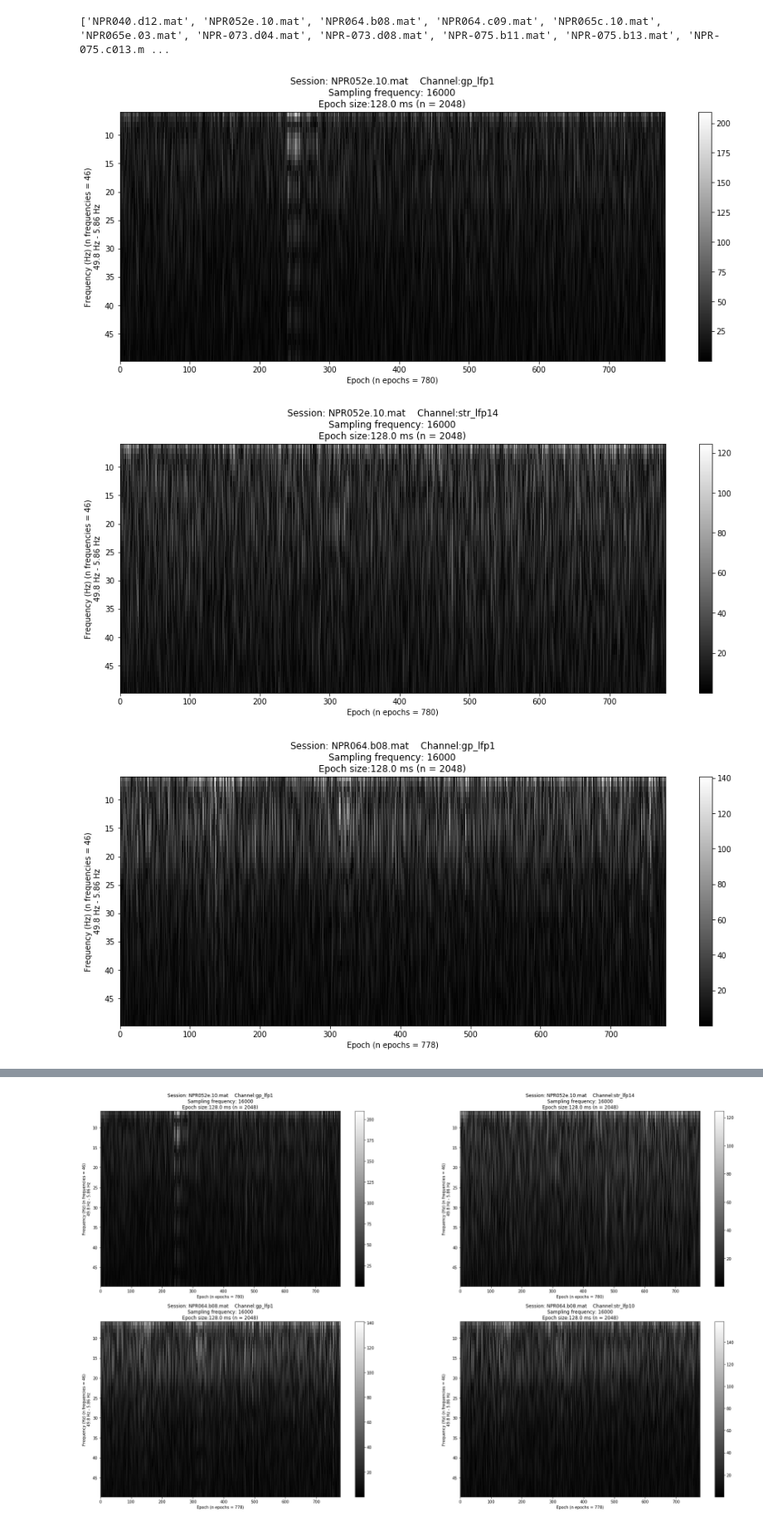
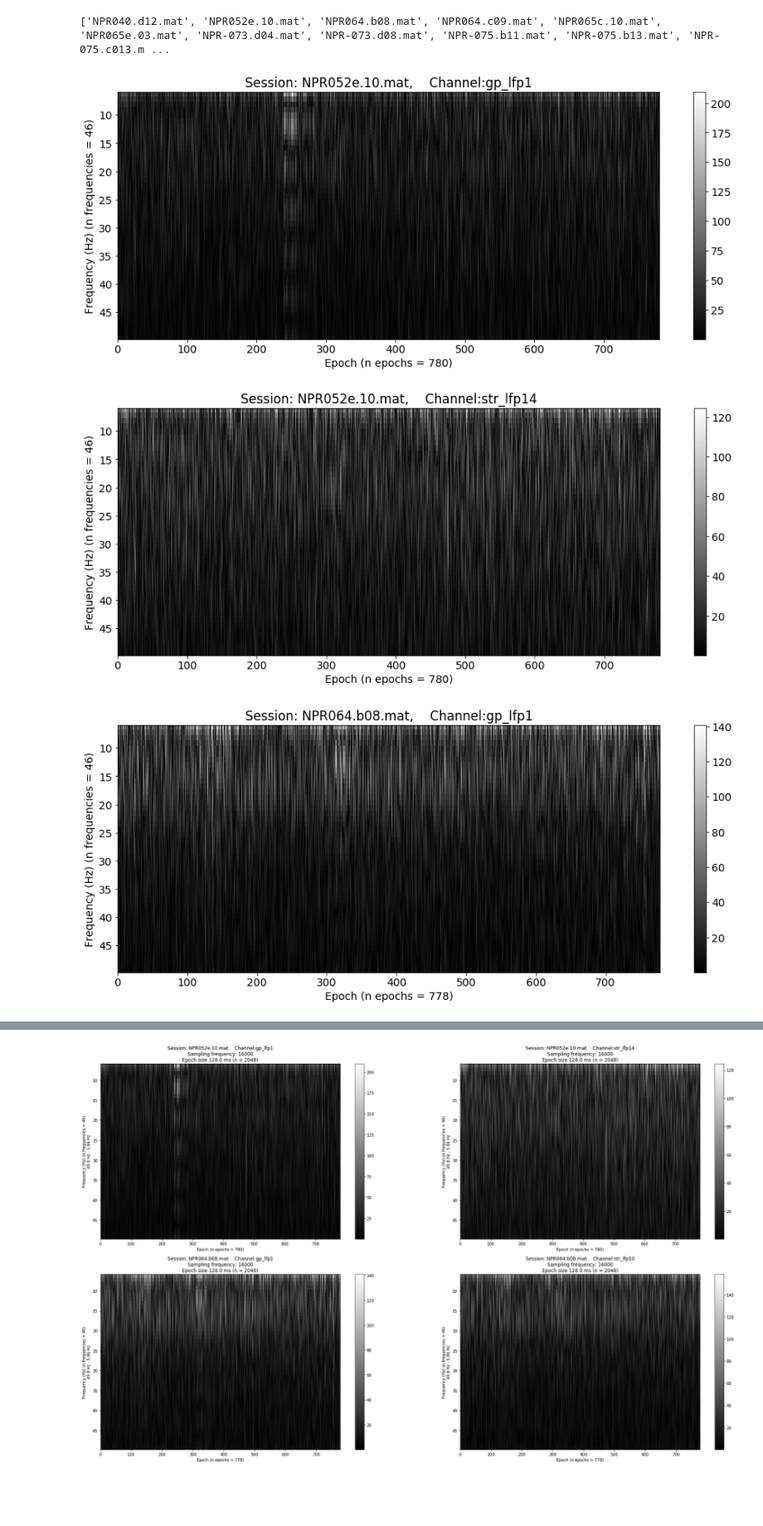
Before and after one commit to miriamvall/DD142X, a Jupyter notebook: code/notebooks/Untitled.ipynb, the cells around one changed output, grey strips where cells are left out. Shown at 83% size. Saved outputs shown, nothing was run; the diff lists cells and outputs as text; code cells hidden in the pictures; blank space fills up the shorter version.

```diff
--- a/code/notebooks/Untitled.ipynb
+++ b/code/notebooks/Untitled.ipynb
@@ -55,43 +56,38 @@ def execute(
 ):
     epochs = int(vals_in.shape[0] / epsz)
     vals = vals_in.copy()[ : epochs * epsz]
     vals = vals.reshape((epochs, -1))
 
     freq = np.fft.fftfreq(fft_n, 1./Fs)
     ffts = np.fft.fft(vals, fft_n)
     freqIdx = ((freq >= lof) & (freq <= hif))
     freq = freq[freqIdx]
     ffts = np.abs(ffts[ : , freqIdx])
 
     plt.figure(figsize = (16, 6))
+    plt.rcParams.update({'font.size': 14})
     plt.imshow(
         ffts.transpose(),
         aspect = 'auto',
         cmap = 'gray',
         extent = [
             0, epochs,
             np.max(freq), np.min(freq)
         ]
     )
     plt.colorbar()
-    plt.title(
-        f"Session: {animal}    Channel:{channel}\nSampling frequency: {Fs}\n" + \
-        f"Epoch size:{round(epsz * 1000 / Fs, 2)} ms (n = {epsz})"
-    )
+    plt.title(f"Session: {animal},    Channel:{channel}")
     plt.xlabel(f"Epoch (n epochs = {epochs})")
-    plt.ylabel(
-        f"Frequency (Hz) (n frequencies = {freq.shape[0]})\n" + \
-        f"{round(np.max(freq), 2)} Hz - {round(np.min(freq), 2)} Hz"
-    )
+    plt.ylabel(f"Frequency (Hz) (n frequencies = {freq.shape[0]})")
     if save:
-        plt.savefig(f"../production/forFFVkex/{animal}.{channel}.png")
+        plt.savefig(f"../production/forFFVkex/NEW{animal}.{channel}.png")
     plt.show()
 
 for tup in [f1, f2]:
     animal, vals1, channel1, vals2, channel2 = tup
     for ch, vl in [(channel1, vals1), (channel2, vals2)]:
-        execute(animal, ch, vl, fft_n = 2**14, epsz = 2**11)
+        execute(animal, ch, vl, fft_n = 2**14, epsz = 2**11, save = True)
 # %% [output]
-[figure, old version]
+[figure, new version]
-[figure, old version]
+[figure, new version]
-[figure, old version]
+[figure, new version]
```
Also changed, not shown: parts of 2 cells of this notebook, 24 other files.
